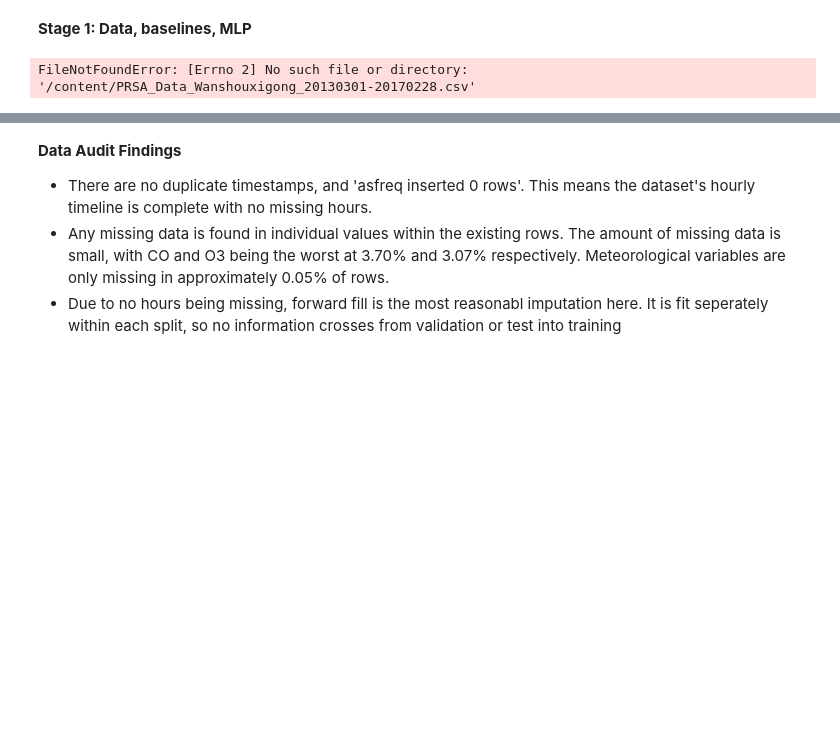
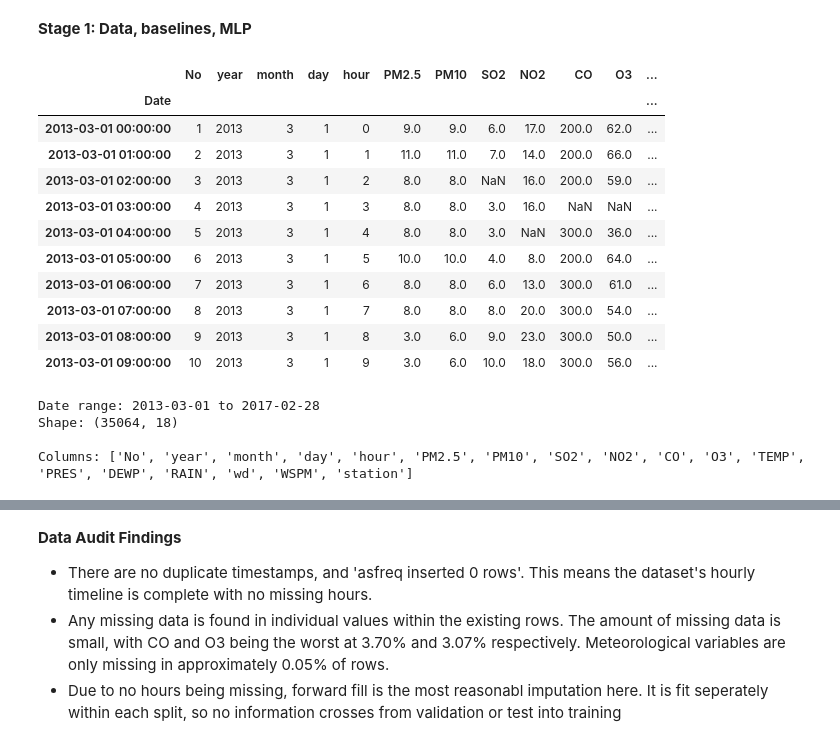
Before and after one commit to RyanGuo2005/AISE4010_Course_Project, a Jupyter notebook: AISE4010_Course_Project.ipynb, the cells around one changed output, grey strips where cells are left out. Drawn from its saved outputs; the diff is of its cells as text; code cells hidden in the pictures; blank space fills up the shorter version.

```diff
--- a/AISE4010_Course_Project.ipynb
+++ b/AISE4010_Course_Project.ipynb
@@ -28,17 +28,32 @@ import keras as keras
 from keras import layers
 import seaborn as sns
 # %%
-df = pd.read_csv("/content/PRSA_Data_Wanshouxigong_20130301-20170228.csv")
+df = pd.read_csv("PRSA_Data_Wanshouxigong_20130301-20170228.csv")
 df['Date'] = pd.to_datetime(df[['year', 'month', 'day', 'hour']]) # Creates a date column out of day, month, year, hour columns
-df = df.sort_values("Date").set_index("Date").asfreq("H") # Makes the date column the index and adds missing rows in timeline as blank.
+df = df.sort_values("Date").set_index("Date").asfreq("h") # Makes the date column the index and adds missing rows in timeline as blank.
 
 # Data Exploration
 display(df.head(10))
 print("Date range:", df.index.min().date(), "to", df.index.max().date())
 print("Shape:", df.shape)
 print("\nColumns:", list(df.columns))
 # %% [output]
+|  | No | year | month | day | hour | PM2.5 | PM10 | SO2 | NO2 | CO | O3 | ... |
+| Date |  |  |  |  |  |  |  |  |  |  |  | ... |
+| 2013-03-01 00:00:00 | 1 | 2013 | 3 | 1 | 0 | 9.0 | 9.0 | 6.0 | 17.0 | 200.0 | 62.0 | ... |
+| 2013-03-01 01:00:00 | 2 | 2013 | 3 | 1 | 1 | 11.0 | 11.0 | 7.0 | 14.0 | 200.0 | 66.0 | ... |
+| 2013-03-01 02:00:00 | 3 | 2013 | 3 | 1 | 2 | 8.0 | 8.0 | NaN | 16.0 | 200.0 | 59.0 | ... |
+| 2013-03-01 03:00:00 | 4 | 2013 | 3 | 1 | 3 | 8.0 | 8.0 | 3.0 | 16.0 | NaN | NaN | ... |
+| 2013-03-01 04:00:00 | 5 | 2013 | 3 | 1 | 4 | 8.0 | 8.0 | 3.0 | NaN | 300.0 | 36.0 | ... |
+| 2013-03-01 05:00:00 | 6 | 2013 | 3 | 1 | 5 | 10.0 | 10.0 | 4.0 | 8.0 | 200.0 | 64.0 | ... |
+| 2013-03-01 06:00:00 | 7 | 2013 | 3 | 1 | 6 | 8.0 | 8.0 | 6.0 | 13.0 | 300.0 | 61.0 | ... |
+| 2013-03-01 07:00:00 | 8 | 2013 | 3 | 1 | 7 | 8.0 | 8.0 | 8.0 | 20.0 | 300.0 | 54.0 | ... |
+| 2013-03-01 08:00:00 | 9 | 2013 | 3 | 1 | 8 | 3.0 | 6.0 | 9.0 | 23.0 | 300.0 | 50.0 | ... |
+| 2013-03-01 09:00:00 | 10 | 2013 | 3 | 1 | 9 | 3.0 | 6.0 | 10.0 | 18.0 | 300.0 | 56.0 | ... |
-FileNotFoundError: [Errno 2] No such file or directory: '/content/PRSA_Data_Wanshouxigong_20130301-20170228.csv'
+Date range: 2013-03-01 to 2017-02-28
+Shape: (35064, 18)
+
+Columns: ['No', 'year', 'month', 'day', 'hour', 'PM2.5', 'PM10', 'SO2', 'NO2', 'CO', 'O3', 'TEMP', 'PRES', 'DEWP', 'RAIN', 'wd', 'WSPM', 'station']
 # %%
 # Data audit
 print("Target: PM2.5 (µg/m^3)")
```
Also changed, not shown: parts of 14 cells of this notebook, 38 other files.
